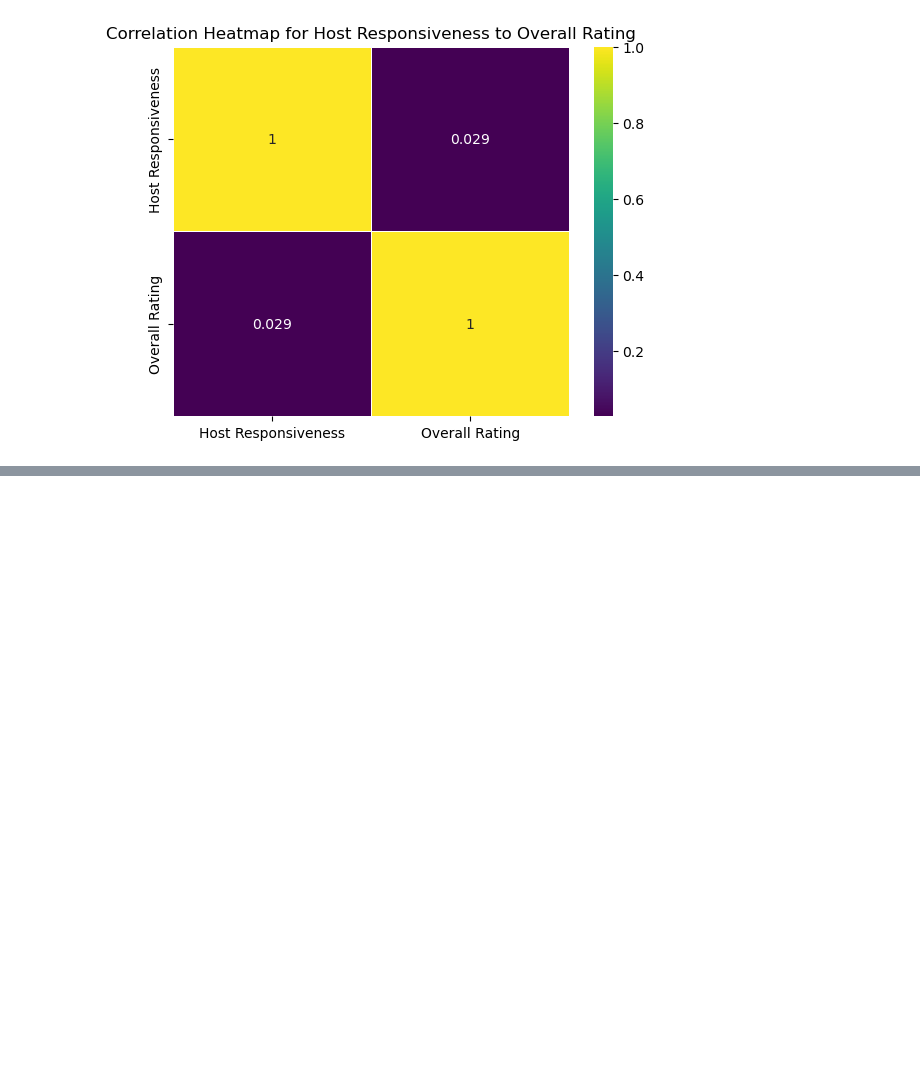
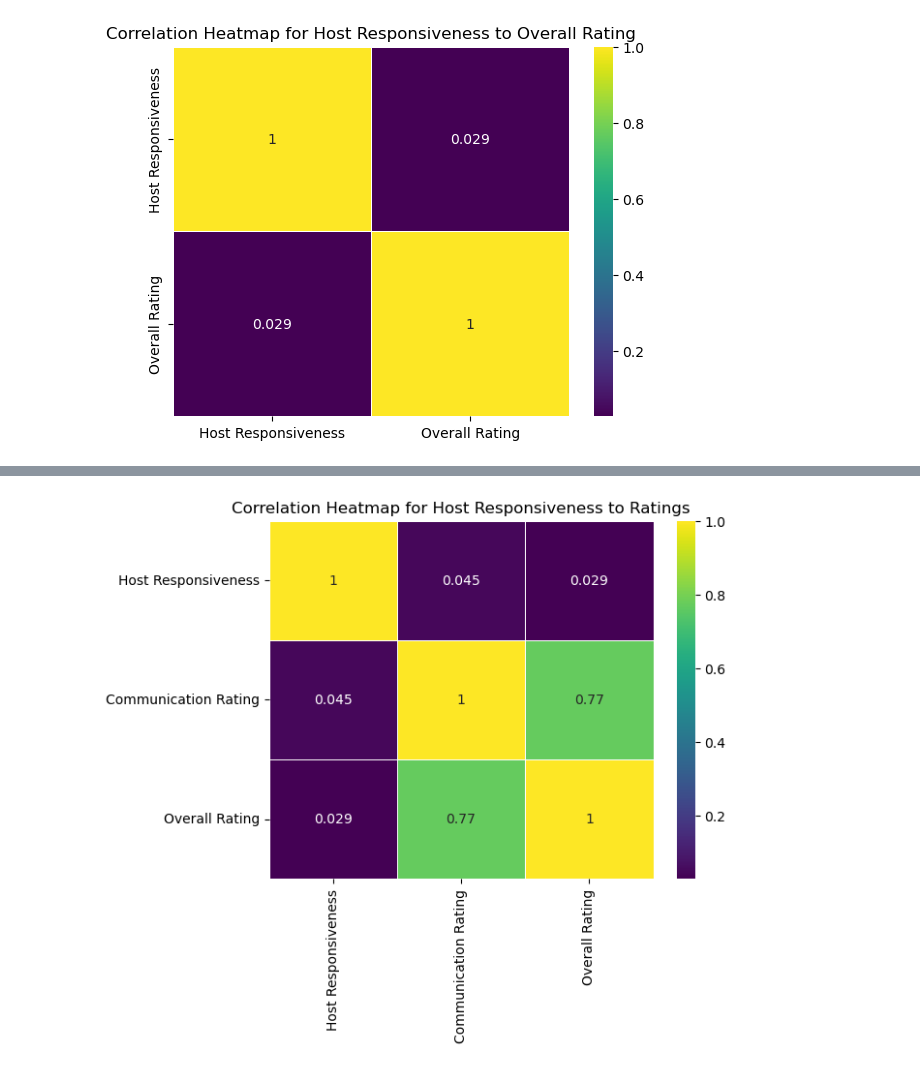
Before and after one commit to bmckimmy/Panda-o-rama, a Jupyter notebook: SB_files/sb_host.ipynb, the cells around one changed output, grey strips where cells are left out. Saved outputs shown, nothing was run; the diff lists cells and outputs as text; code cells hidden in the pictures; blank space fills up the shorter version.

Commit message:
added communication matrix

```diff
--- a/SB_files/sb_host.ipynb
+++ b/SB_files/sb_host.ipynb
@@ -512,3 +512,9 @@ plt.title('Correlation Heatmap for Host Responsiveness to Overall Rating')
 plt.show()
 # %% [output]
 [figure]
+# %%
+#Look at the same responsiveness but to the communication rating.
+
+response_to_rating2= pd.DataFrame(host_info_cleaned_df[["id","host_id", "host_response_time", "review_scores_communication", "review_scores_rating"]])
+response_to_rating2.set_index("id", inplace=True)
+response_to_rating2.head()
@@ -514,0 +529,4 @@ plt.show()
+# %%
+# Apply the mapping to convert string to numerical values, handling NaN values
+response_to_rating2['host_response_time_numeric'] = response_to_rating2['host_response_time'].map(response_time_mapping)
+response_to_rating2.head()
@@ -514,0 +541,12 @@ plt.show()
+# %%
+
+
+# Now drop the original 'host_response_time' column
+response_to_rating2.drop('host_response_time', axis=1, inplace=True)
+
+
+# Perform the correlation analysis
+comm_correlation_matrix = response_to_rating2.corr()
+
+# Display the correlation matrix
+print(comm_correlation_matrix)
@@ -514,0 +565,8 @@ plt.show()
+# %%
+#Slide 8#visualize the correlation
+corr = response_to_rating2[["host_response_time_numeric","review_scores_communication", "review_scores_rating"]].corr()
+sns.heatmap(corr, annot=True, cmap="viridis",linewidths=.5, yticklabels=["Host Responsiveness", "Communication Rating","Overall Rating"], xticklabels=["Host Responsiveness", "Communication Rating", "Overall Rating"])
+plt.title('Correlation Heatmap for Host Responsiveness to Ratings')
+plt.show()
+# %% [output]
+[figure, added]
```
Also changed, not shown: parts of 5 cells of this notebook.
